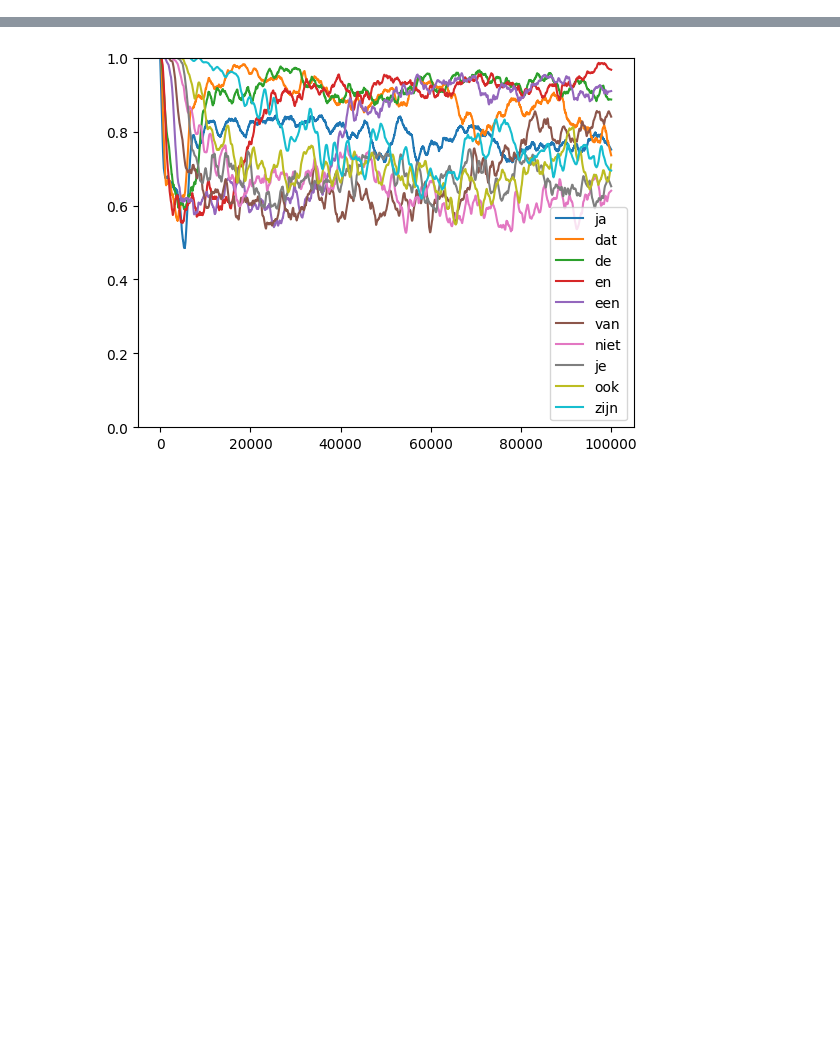
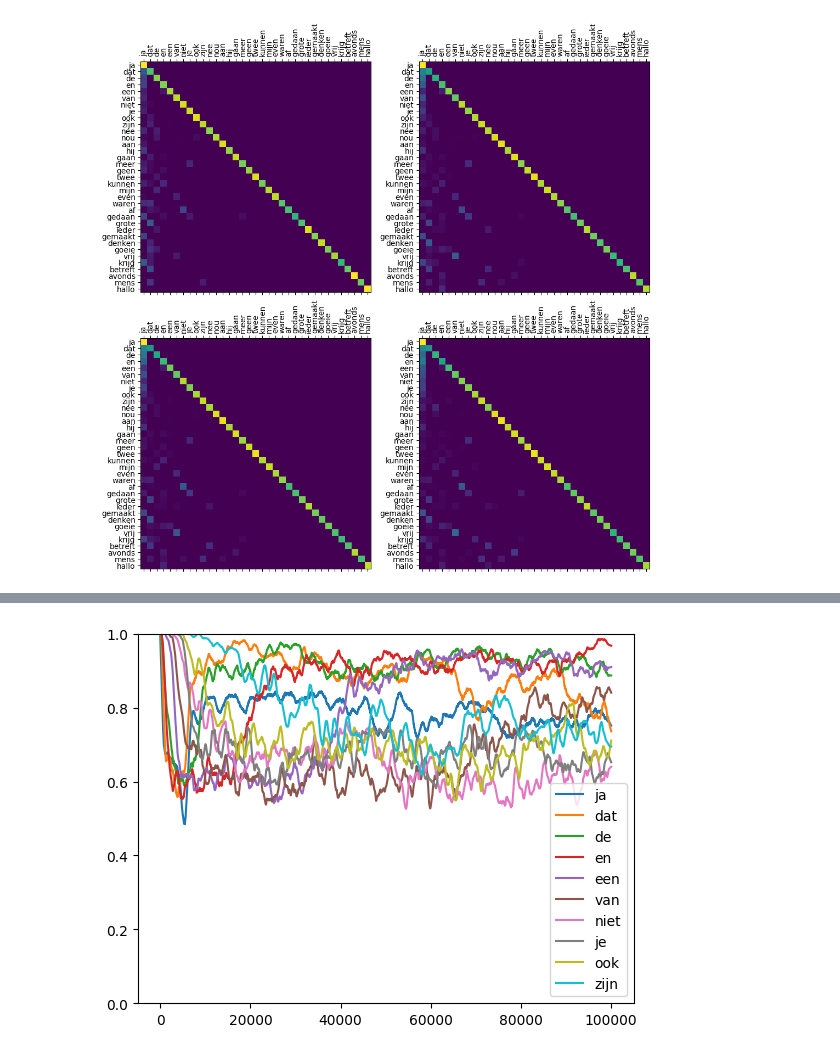
Before and after one commit to AntheSevenants/fwo-frequency-reduction, a Jupyter notebook: interactive.ipynb, the cells around one changed output, grey strips where cells are left out. Saved outputs shown, nothing was run; the diff lists cells and outputs as text; code cells hidden in the pictures; blank space fills up the shorter version.

```diff
--- a/interactive.ipynb
+++ b/interactive.ipynb
@@ -281,3 +50,9 @@ model.agents[0].indices_in_memory
+# %%
+visualisation_meta.make_layout_plot(model,
+                                    visualisation_meta.make_confusion_plot,
+                                    n=35, steps=[1000, 2500, 3000, 5000])
+# %% [output]
+[figure, added]
 # %%
 combine_plots(model, words_reduction_plot,
               make_communication_plot,
```
Also changed, not shown: parts of 21 cells of this notebook, 12 other files.
